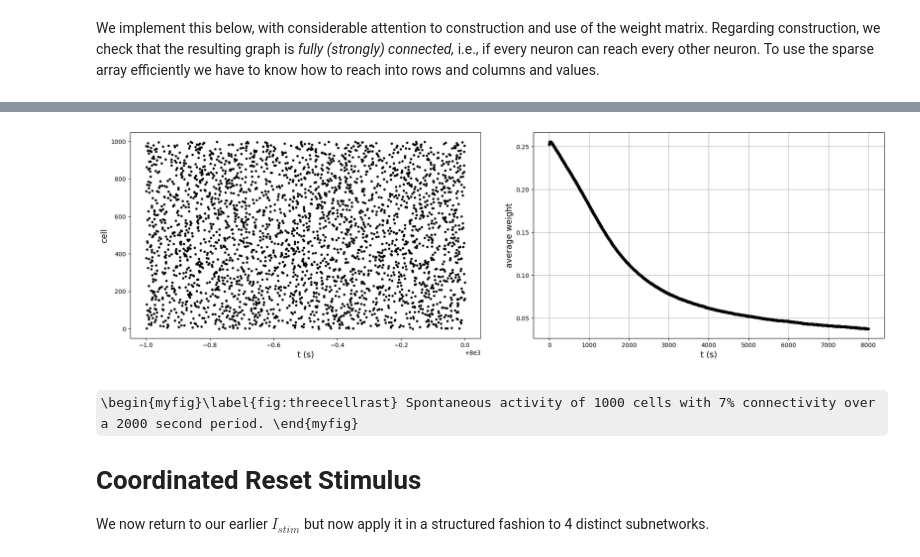
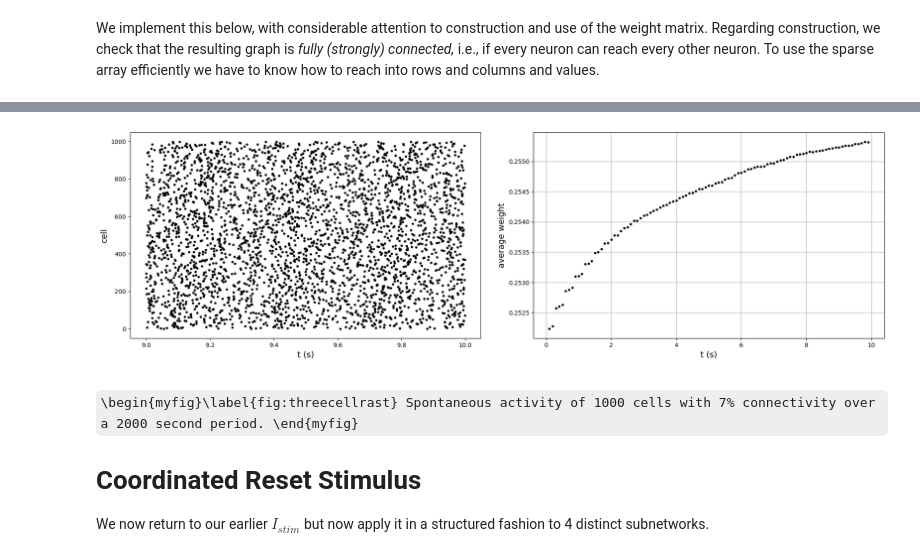
Before and after one commit to steve-cox-LA/EGlove, a Jupyter notebook: TassPlatform.ipynb, the cells around one changed output, grey strips where cells are left out. Drawn from its saved outputs; the diff is of its cells as text; code cells hidden in the pictures; some formulas as TeX source.

```diff
--- a/TassPlatform.ipynb
+++ b/TassPlatform.ipynb
@@ -879,9 +879,9 @@ start_time = time.perf_counter()
 fig, (ax1, ax2) = plt.subplots(1,2)
 plt.subplots_adjust(right=3, left=0.25, wspace=0.15, top=1, bottom=0)
 
-rng = np.random.default_rng(12345)
+rng = np.random.default_rng(12345)    # fixed random number generator
 
-Tfin = 8000*1e3
+Tfin = 10*1e3
 dt = 0.1
 Nt = math.ceil(Tfin/dt)
 tausyn = 1
@@ -895,7 +895,7 @@ f_noise = 20
 
 gleak = 0.02
 Vrest = -38
-Cm = rng.normal(3, 3*0.05, N)
+Cm = rng.normal(3, 3*0.05, N)   #
 
 is_connected = False
 HiFrac = 0.25
@@ -915,7 +915,7 @@ while not is_connected:  # Generate a fully connected sparse {0,1} weight matrix
 
 print("Successfully generated a fully connected synaptic weight matrix!")
 
-coo = W.tocoo()
+coo = W.tocoo()         # now capture the "connectivity"  of W
 row_array = coo.row
 col_to_data_slots = {}
 col_to_pre_rows = {}
@@ -1005,7 +1005,7 @@ for j in range(1,Nt):
     V[fsp] = Vres
     Vthr[fsp] = Vthrspike
 
-    for ind in fsp:
+    for ind in fsp:   # potentiate presynaptic weights
 
         if t > Tfin - 1000:       # plot final second of spikes
             ax1.plot(t/1000, ind,'k.',markersize=6)
@@ -1045,4 +1045,4 @@ Elapsed time: 18628.398172 seconds
-[figure, old version]
+[figure, new version]
 # %% [markdown]
 \begin{myfig}\label{fig:threecellrast} Spontaneous activity of 1000 cells with 7% connectivity over a 2000 second period. \end{myfig}
 
```
Also changed, not shown: parts of 1 cell of this notebook.
